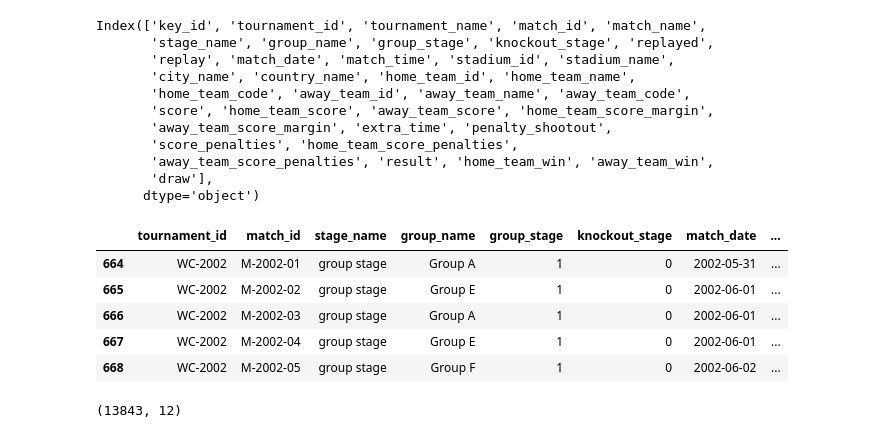
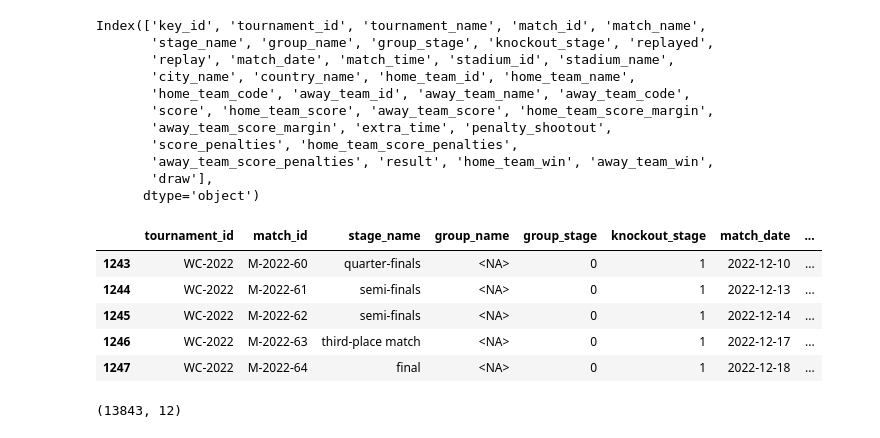
Before and after one commit to tonyinarula/World-Cup-2026-Predictive-Analysis, a Jupyter notebook: analysis.ipynb, the cells around one changed output. Saved outputs shown, nothing was run; the diff lists cells and outputs as text; code cells hidden in the pictures.

```diff
--- a/analysis.ipynb
+++ b/analysis.ipynb
@@ -243,7 +243,8 @@ Index(['key_id', 'tournament_id', 'tournament_name', 'match_id', 'match_name',
 # trim tables to 2002 onwards and most useful features
 recent_cups = [f"WC-{4 * x + 2002}" for x in range(6)]
 
-matches_clean = matches[matches['tournament_id'].isin(recent_cups)][[
+matches_clean = (
+    matches[matches['tournament_id'].isin(recent_cups)][[
         # identifiers
         'tournament_id',
         'match_id',
@@ -266,16 +267,19 @@ matches_clean = matches[matches['tournament_id'].isin(recent_cups)][[
         'away_team_win',
         'draw',
         'penalty_shootout'
-]].copy()
+]]
+        .replace({'not applicable':pd.NA})
+        .copy()
+)
-# %%
-matches_clean.head()
-# %% [output]
-|  | tournament_id | match_id | stage_name | group_name | group_stage | knockout_stage | match_date | ... |
-| 664 | WC-2002 | M-2002-01 | group stage | Group A | 1 | 0 | 2002-05-31 | ... |
-| 665 | WC-2002 | M-2002-02 | group stage | Group E | 1 | 0 | 2002-06-01 | ... |
-| 666 | WC-2002 | M-2002-03 | group stage | Group A | 1 | 0 | 2002-06-01 | ... |
-| 667 | WC-2002 | M-2002-04 | group stage | Group E | 1 | 0 | 2002-06-01 | ... |
-| 668 | WC-2002 | M-2002-05 | group stage | Group F | 1 | 0 | 2002-06-02 | ... |
+# %%
+matches_clean.tail()
+# %% [output]
+|  | tournament_id | match_id | stage_name | group_name | group_stage | knockout_stage | match_date | ... |
+| 1243 | WC-2022 | M-2022-60 | quarter-finals | <NA> | 0 | 1 | 2022-12-10 | ... |
+| 1244 | WC-2022 | M-2022-61 | semi-finals | <NA> | 0 | 1 | 2022-12-13 | ... |
+| 1245 | WC-2022 | M-2022-62 | semi-finals | <NA> | 0 | 1 | 2022-12-14 | ... |
+| 1246 | WC-2022 | M-2022-63 | third-place match | <NA> | 0 | 1 | 2022-12-17 | ... |
+| 1247 | WC-2022 | M-2022-64 | final | <NA> | 0 | 1 | 2022-12-18 | ... |
 # %%
 squads.shape
 # %% [output]
```
Also changed, not shown: parts of 24 cells of this notebook.
